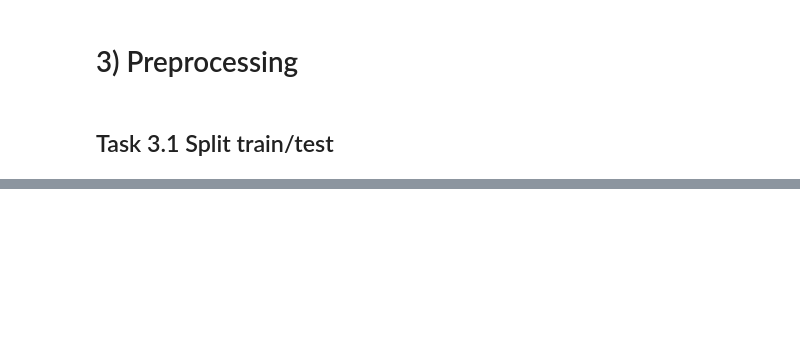
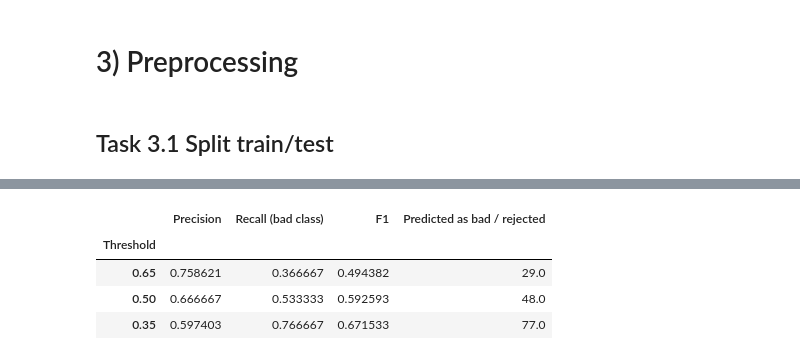
Before and after one commit to JohannFloydmann/MachineLearning, a Jupyter notebook: practise3/practise3.ipynb, the cells around one changed output, grey strips where cells are left out. Saved outputs shown, nothing was run; the diff lists cells and outputs as text; code cells hidden in the pictures; blank space fills up the shorter version.

```diff
--- a/practise3/practise3.ipynb
+++ b/practise3/practise3.ipynb
@@ -173,0 +280,32 @@ Name: credit_risk, dtype: float64
+# %%
+logistic_model = fitted_models['Logistic Regression']
+y_probability = logistic_model.predict_proba(X_test)[:, 1]
+threshold_results = {}
+
+for threshold in [0.65, 0.50, 0.35]:
+    predictions = (y_probability >= threshold).astype(int)
+    threshold_results[threshold] = {
+        'Confusion Matrix': confusion_matrix(y_test, predictions, labels=[0, 1]),
+        'Precision': precision_score(y_test, predictions, zero_division=0),
+        'Recall': recall_score(y_test, predictions, zero_division=0),
+        'F1': f1_score(y_test, predictions, zero_division=0),
+        'Rejected': int(predictions.sum())
+    }
+
+threshold_table = pd.DataFrame({
+    threshold: {
+        'Precision': values['Precision'],
+        'Recall (bad class)': values['Recall'],
+        'F1': values['F1'],
+        'Predicted as bad / rejected': values['Rejected']
+    }
+    for threshold, values in threshold_results.items()
+}).T
+threshold_table.index.name = 'Threshold'
+threshold_table
+# %% [output]
+|  | Precision | Recall (bad class) | F1 | Predicted as bad / rejected |
+| Threshold |  |  |  |  |
+| 0.65 | 0.758621 | 0.366667 | 0.494382 | 29.0 |
+| 0.50 | 0.666667 | 0.533333 | 0.592593 | 48.0 |
+| 0.35 | 0.597403 | 0.766667 | 0.671533 | 77.0 |
```
Also changed, not shown: parts of 27 cells of this notebook.
